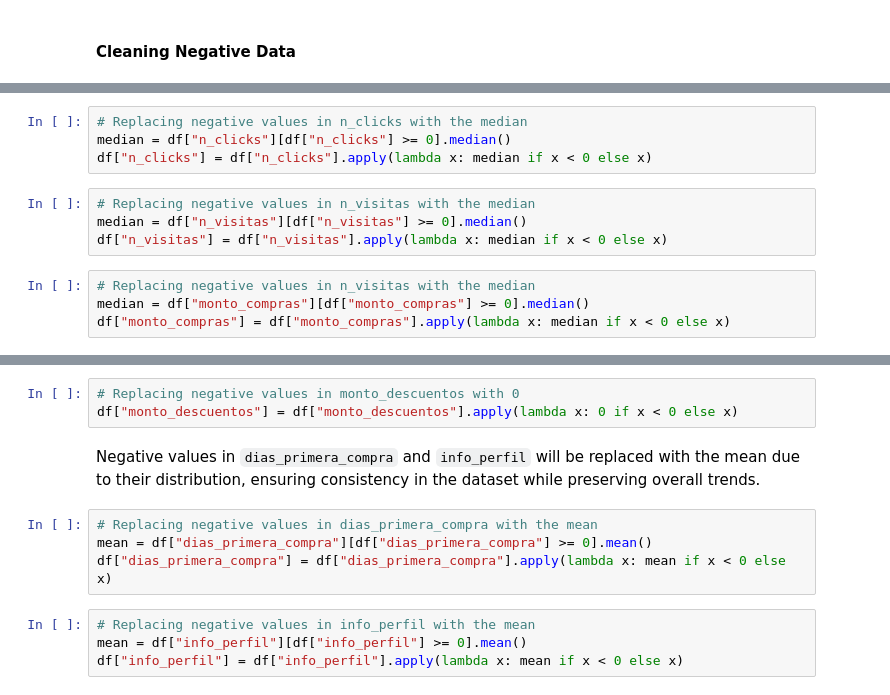
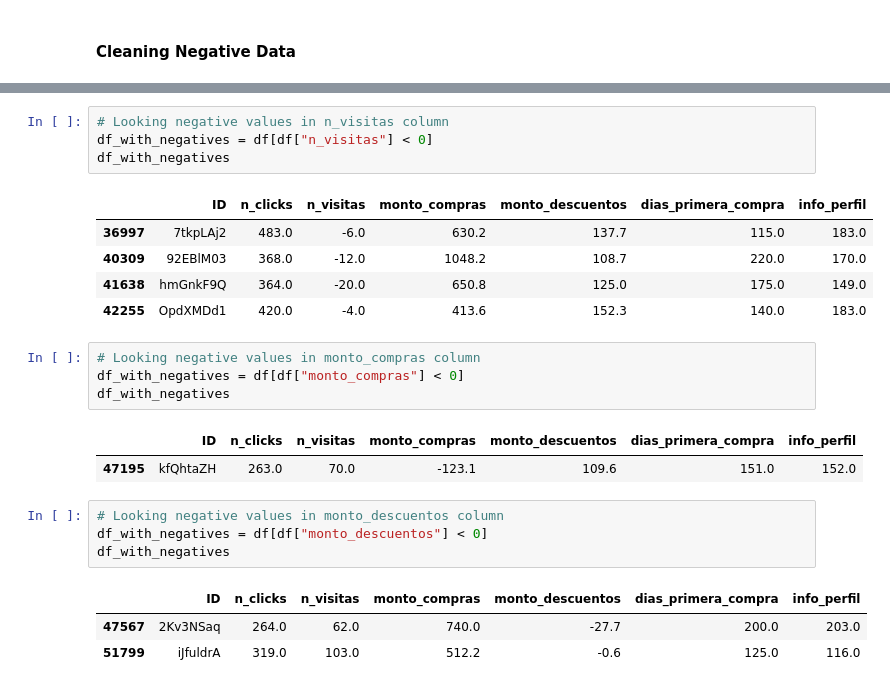
Before and after one commit to davexat/Client_Segmentation_Dashboard, a Jupyter notebook: notebooks/0.0_jtd_data_preparation.ipynb, the cells around one changed output, grey strips where cells are left out. Cells and saved outputs as stored; diff of their text form.

```diff
--- a/notebooks/0.0_jtd_data_preparation.ipynb
+++ b/notebooks/0.0_jtd_data_preparation.ipynb
@@ -224,12 +227,0 @@ The negative values in `n_clicks` are errors, so these values will be replaced b
-# %%
-# Replacing negative values in n_clicks with the median
-median = df["n_clicks"][df["n_clicks"] >= 0].median()
-df["n_clicks"] = df["n_clicks"].apply(lambda x: median if x < 0 else x)
-# %%
-# Replacing negative values in n_visitas with the median
-median = df["n_visitas"][df["n_visitas"] >= 0].median()
-df["n_visitas"] = df["n_visitas"].apply(lambda x: median if x < 0 else x)
-# %%
-# Replacing negative values in n_visitas with the median
-median = df["monto_compras"][df["monto_compras"] >= 0].median()
-df["monto_compras"] = df["monto_compras"].apply(lambda x: median if x < 0 else x)
@@ -238,13 +253,25 @@ Negative values in `monto_descuentos` will be replaced with zero to simulate cas
+# %%
+# Looking negative values in n_visitas column
+df_with_negatives = df[df["n_visitas"] < 0]
+df_with_negatives
+# %% [output]
+|  | ID | n_clicks | n_visitas | monto_compras | monto_descuentos | dias_primera_compra | info_perfil |
+| 36997 | 7tkpLAj2 | 483.0 | -6.0 | 630.2 | 137.7 | 115.0 | 183.0 |
+| 40309 | 92EBlM03 | 368.0 | -12.0 | 1048.2 | 108.7 | 220.0 | 170.0 |
+| 41638 | hmGnkF9Q | 364.0 | -20.0 | 650.8 | 125.0 | 175.0 | 149.0 |
+| 42255 | OpdXMDd1 | 420.0 | -4.0 | 413.6 | 152.3 | 140.0 | 183.0 |
+# %%
+# Looking negative values in monto_compras column
+df_with_negatives = df[df["monto_compras"] < 0]
+df_with_negatives
+# %% [output]
+|  | ID | n_clicks | n_visitas | monto_compras | monto_descuentos | dias_primera_compra | info_perfil |
+| 47195 | kfQhtaZH | 263.0 | 70.0 | -123.1 | 109.6 | 151.0 | 152.0 |
 # %%
-# Replacing negative values in monto_descuentos with 0
-df["monto_descuentos"] = df["monto_descuentos"].apply(lambda x: 0 if x < 0 else x)
+# Looking negative values in monto_descuentos column
+df_with_negatives = df[df["monto_descuentos"] < 0]
+df_with_negatives
+# %% [output]
+|  | ID | n_clicks | n_visitas | monto_compras | monto_descuentos | dias_primera_compra | info_perfil |
+| 47567 | 2Kv3NSaq | 264.0 | 62.0 | 740.0 | -27.7 | 200.0 | 203.0 |
+| 51799 | iJfuldrA | 319.0 | 103.0 | 512.2 | -0.6 | 125.0 | 116.0 |
-# %% [markdown]
-Negative values in `dias_primera_compra` and `info_perfil` will be replaced with the mean due to their distribution, ensuring consistency in the dataset while preserving overall trends.
-# %%
-# Replacing negative values in dias_primera_compra with the mean
-mean = df["dias_primera_compra"][df["dias_primera_compra"] >= 0].mean()
-df["dias_primera_compra"] = df["dias_primera_compra"].apply(lambda x: mean if x < 0 else x)
-# %%
-# Replacing negative values in info_perfil with the mean
-mean = df["info_perfil"][df["info_perfil"] >= 0].mean()
-df["info_perfil"] = df["info_perfil"].apply(lambda x: mean if x < 0 else x)
```
Also changed, not shown: parts of 29 cells of this notebook, 1 other file.
